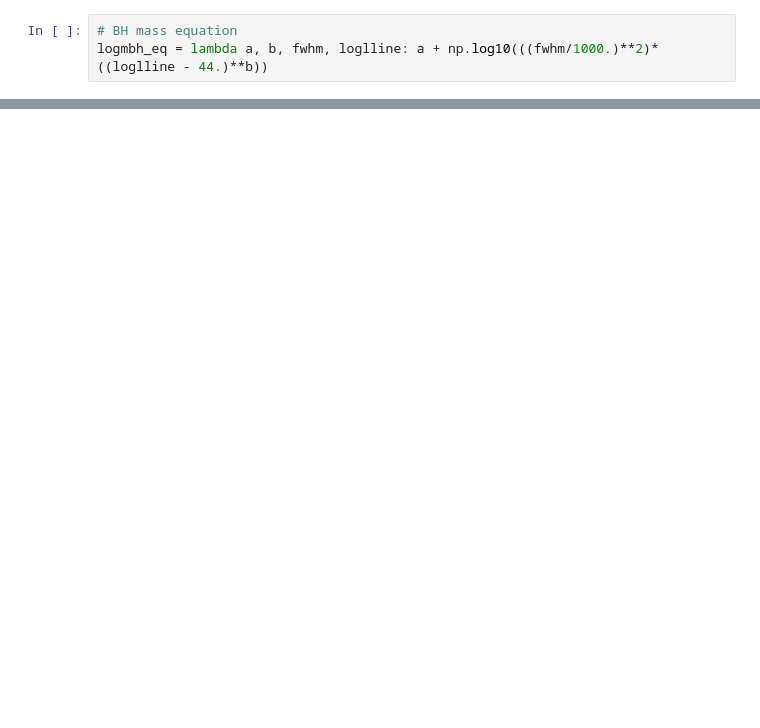
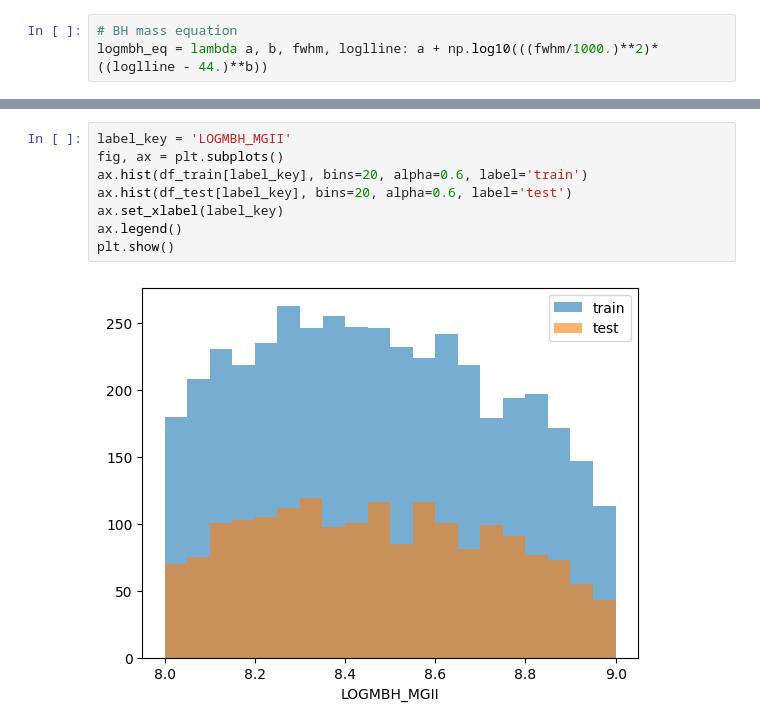
Before and after one commit to yongsukyee/uncertain_blackholemass, a Jupyter notebook: notebooks/inspect_data.ipynb, the cells around one changed output, grey strips where cells are left out. Drawn from its saved outputs; the diff is of its cells as text; blank space fills up the shorter version.

```diff
--- a/notebooks/inspect_data.ipynb
+++ b/notebooks/inspect_data.ipynb
@@ -42,0 +80,10 @@ plt.show()
+# %%
+label_key = 'LOGMBH_MGII'
+fig, ax = plt.subplots()
+ax.hist(df_train[label_key], bins=20, alpha=0.6, label='train')
+ax.hist(df_test[label_key], bins=20, alpha=0.6, label='test')
+ax.set_xlabel(label_key)
+ax.legend()
+plt.show()
+# %% [output]
+[figure, added]
```
Also changed, not shown: parts of 14 cells of this notebook, 2 other files.
